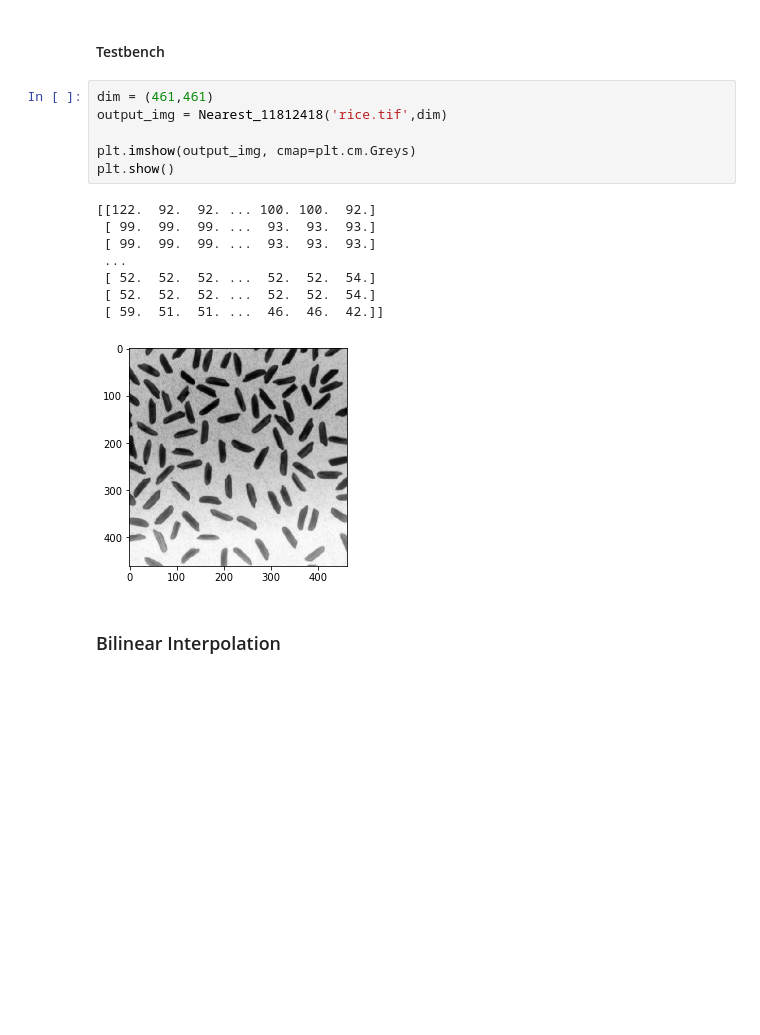
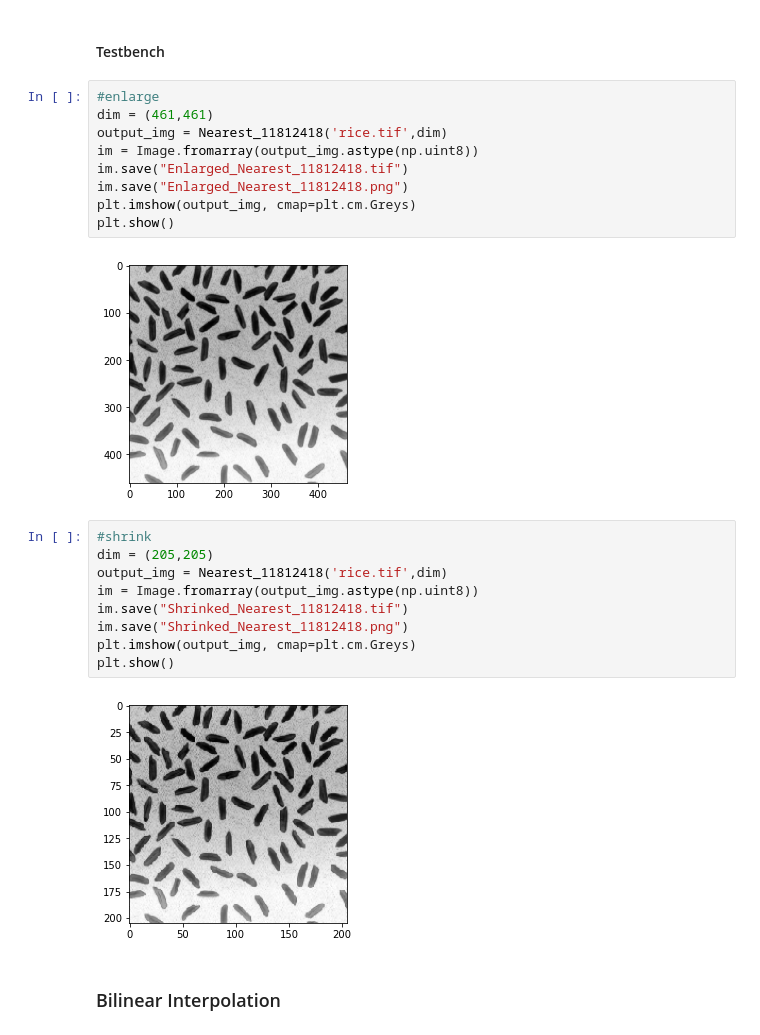
Before and after one commit to sparkcyf/SUSTech_EE326_Digital_image_Processing, a Jupyter notebook: lab2/lab2.ipynb, the cells around one changed output. Cells and saved outputs as stored; diff of their text form; blank space fills up the shorter version.

```diff
--- a/lab2/lab2.ipynb
+++ b/lab2/lab2.ipynb
@@ -71,20 +71,27 @@ def Nearest_11812418(input_file, dim):
 # %% [markdown]
 #### Testbench
 # %%
+#enlarge
 dim = (461,461)
 output_img = Nearest_11812418('rice.tif',dim)
-
+im = Image.fromarray(output_img.astype(np.uint8))
+im.save("Enlarged_Nearest_11812418.tif")
+im.save("Enlarged_Nearest_11812418.png")
 plt.imshow(output_img, cmap=plt.cm.Greys)
 plt.show()
 # %% [output]
-[[122.  92.  92. ... 100. 100.  92.]
- [ 99.  99.  99. ...  93.  93.  93.]
- [ 99.  99.  99. ...  93.  93.  93.]
- ...
- [ 52.  52.  52. ...  52.  52.  54.]
- [ 52.  52.  52. ...  52.  52.  54.]
- [ 59.  51.  51. ...  46.  46.  42.]]
 [figure]
+# %%
+#shrink
+dim = (205,205)
+output_img = Nearest_11812418('rice.tif',dim)
+im = Image.fromarray(output_img.astype(np.uint8))
+im.save("Shrinked_Nearest_11812418.tif")
+im.save("Shrinked_Nearest_11812418.png")
+plt.imshow(output_img, cmap=plt.cm.Greys)
+plt.show()
+# %% [output]
+[figure, added]
 # %% [markdown]
 ### Bilinear Interpolation
 # %%
```
Also changed, not shown: parts of 11 cells of this notebook.
